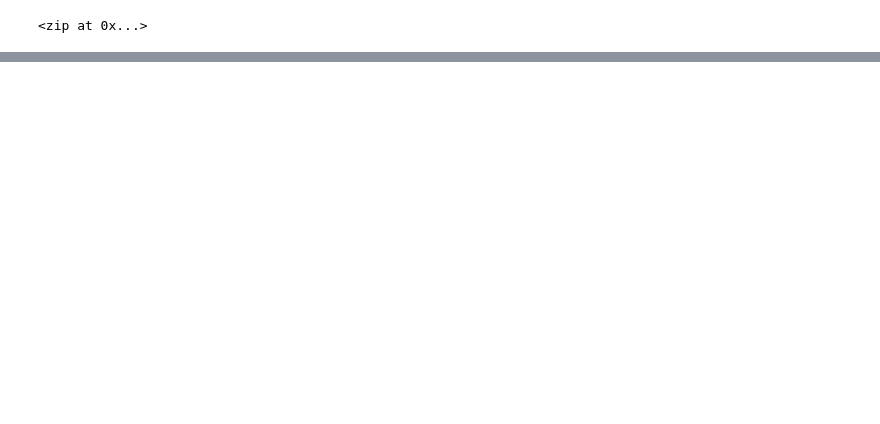
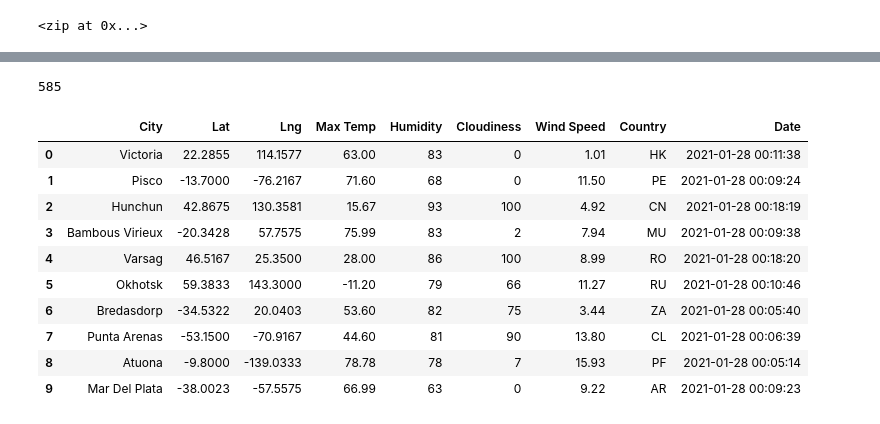
Before and after one commit to bumlang936/World_Weather_Analysis, a Jupyter notebook: WeatherPy.ipynb, the cells around one changed output, grey strips where cells are left out. Drawn from its saved outputs; the diff is of its cells as text; code cells hidden in the pictures; blank space fills up the shorter version.

```diff
--- a/WeatherPy.ipynb
+++ b/WeatherPy.ipynb
@@ -33,0 +40,4 @@ len(cities)
+# %%
+# Starting URL for Weather Map API Call.
+url = "http://api.openweathermap.org/data/2.5/weather?units=Imperial&APPID=" + weather_api_key
+print(url)
@@ -33,0 +145,20 @@ len(cities)
+# %%
+len(city_data)
+# %% [output]
+585
+# %%
+# Convert the array of dictionaries to a Pandas DataFrame.
+city_data_df = pd.DataFrame(city_data)
+city_data_df.head(10)
+# %% [output]
+|  | City | Lat | Lng | Max Temp | Humidity | Cloudiness | Wind Speed | Country | Date |
+| 0 | Victoria | 22.2855 | 114.1577 | 63.00 | 83 | 0 | 1.01 | HK | 2021-01-28 00:11:38 |
+| 1 | Pisco | -13.7000 | -76.2167 | 71.60 | 68 | 0 | 11.50 | PE | 2021-01-28 00:09:24 |
+| 2 | Hunchun | 42.8675 | 130.3581 | 15.67 | 93 | 100 | 4.92 | CN | 2021-01-28 00:18:19 |
+| 3 | Bambous Virieux | -20.3428 | 57.7575 | 75.99 | 83 | 2 | 7.94 | MU | 2021-01-28 00:09:38 |
+| 4 | Varsag | 46.5167 | 25.3500 | 28.00 | 86 | 100 | 8.99 | RO | 2021-01-28 00:18:20 |
+| 5 | Okhotsk | 59.3833 | 143.3000 | -11.20 | 79 | 66 | 11.27 | RU | 2021-01-28 00:10:46 |
+| 6 | Bredasdorp | -34.5322 | 20.0403 | 53.60 | 82 | 75 | 3.44 | ZA | 2021-01-28 00:05:40 |
+| 7 | Punta Arenas | -53.1500 | -70.9167 | 44.60 | 81 | 90 | 13.80 | CL | 2021-01-28 00:06:39 |
+| 8 | Atuona | -9.8000 | -139.0333 | 78.78 | 78 | 7 | 15.93 | PF | 2021-01-28 00:05:14 |
+| 9 | Mar Del Plata | -38.0023 | -57.5575 | 66.99 | 63 | 0 | 9.22 | AR | 2021-01-28 00:09:23 |
```
Also changed, not shown: parts of 10 cells of this notebook, 3 other files.
